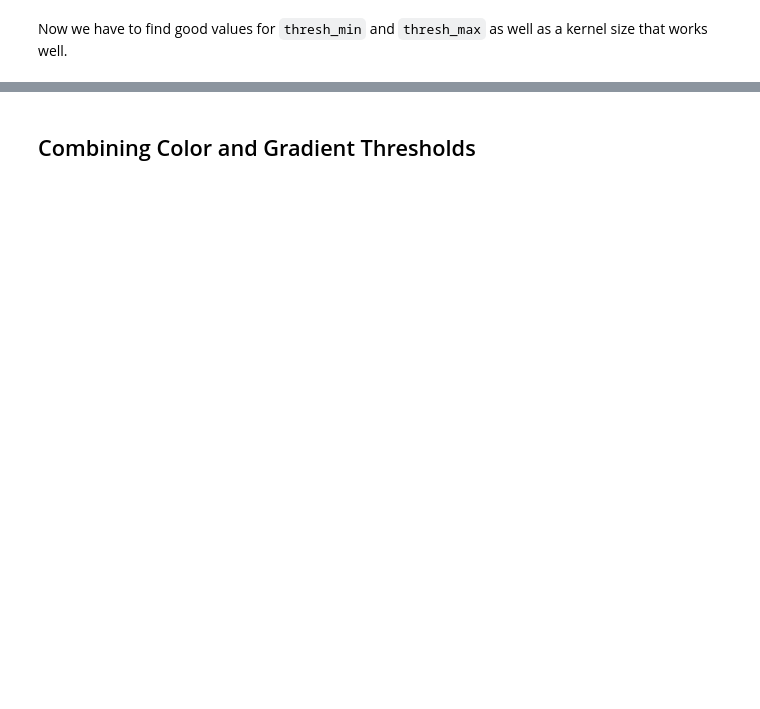
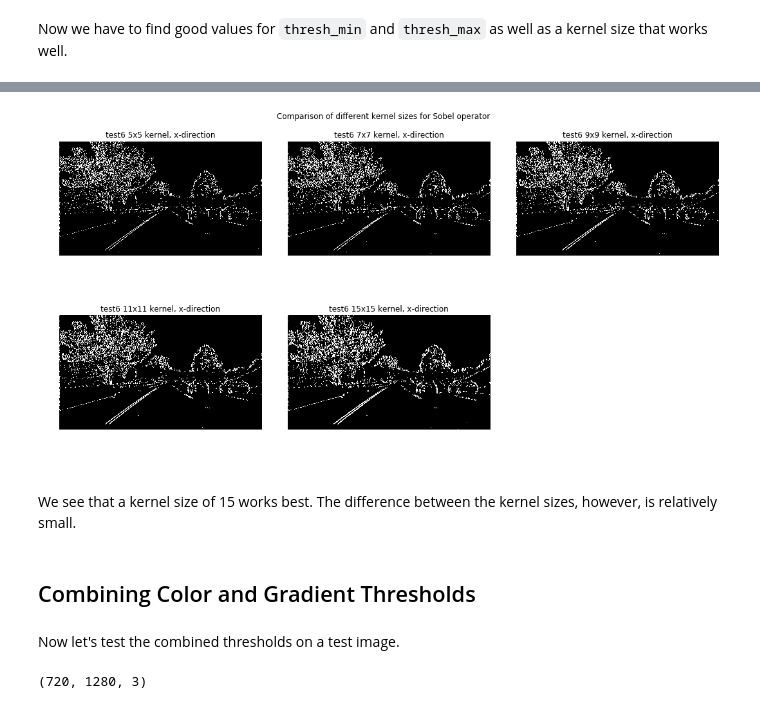
Before and after one commit to julia-kraus/CarND-Advanced-Lane-Lines, a Jupyter notebook: solution.ipynb, the cells around one changed output, grey strips where cells are left out. Cells and saved outputs as stored; diff of their text form; code cells hidden in the pictures; blank space fills up the shorter version.

```diff
--- a/solution.ipynb
+++ b/solution.ipynb
@@ -296,2 +297,34 @@ Now we have to find good values for `thresh_min` and `thresh_max` as well as a k
+# %%
+sobel_test_img = test_imgs[0]
+# %%
+sobel5 = abs_sobel_thresh(sobel_test_img, orient='x', thresh_min=30, thresh_max=100, ksize=5)
+sobel5_name = test_img_names[0]+ ' 5x5 kernel, x-direction'
+sobel7 = abs_sobel_thresh(sobel_test_img, orient='x', thresh_min=30, thresh_max=100, ksize=7)
+sobel7_name = test_img_names[0]+ ' 7x7 kernel, x-direction'
+sobel9 = abs_sobel_thresh(sobel_test_img, orient='x', thresh_min=30, thresh_max=100, ksize=9)
+sobel9_name = test_img_names[0]+ ' 9x9 kernel, x-direction'
+sobel11= abs_sobel_thresh(sobel_test_img, orient='x', thresh_min=30, thresh_max=100, ksize=11)
+sobel11_name = test_img_names[0]+ ' 11x11 kernel, x-direction'
+sobel15 = abs_sobel_thresh(sobel_test_img, orient='x', thresh_min=30, thresh_max=100, ksize=15)
+sobel15_name = test_img_names[0]+ ' 15x15 kernel, x-direction'
+
+sobel_imgs = [sobel5, sobel7, sobel9, sobel11, sobel15]
+sobel_names = [sobel5_name, sobel7_name, sobel9_name, sobel11_name, sobel15_name]
+# %%
+ncols = 3
+nrows = len(sobel_imgs) // ncols + 1
+fig, axes = plt.subplots(nrows=nrows, ncols=ncols, figsize=(15, 8))
+for idx, ax in enumerate(axes.flat):
+    if(idx < len(sobel_imgs)):
+        ax.imshow(sobel_imgs[idx], cmap='gray')
+        ax.set_title(sobel_names[idx])
+    ax.axis("off")
+plt.suptitle('Comparison of different kernel sizes for Sobel operator')
+plt.tight_layout()
+plt.show()
+# %% [output]
+[figure, added]
+# %% [markdown]
+We see that a kernel size of 15 works best. The difference between the kernel sizes, however, is relatively small.
 # %% [markdown]
 ## Combining Color and Gradient Thresholds
@@ -297,0 +356,6 @@ Now we have to find good values for `thresh_min` and `thresh_max` as well as a k
+# %% [markdown]
+Now let's test the combined thresholds on a test image.
+# %%
+undist_test_imgs[0].shape
+# %% [output]
+(720, 1280, 3)
```
Also changed, not shown: parts of 20 cells of this notebook, 1 other file.
